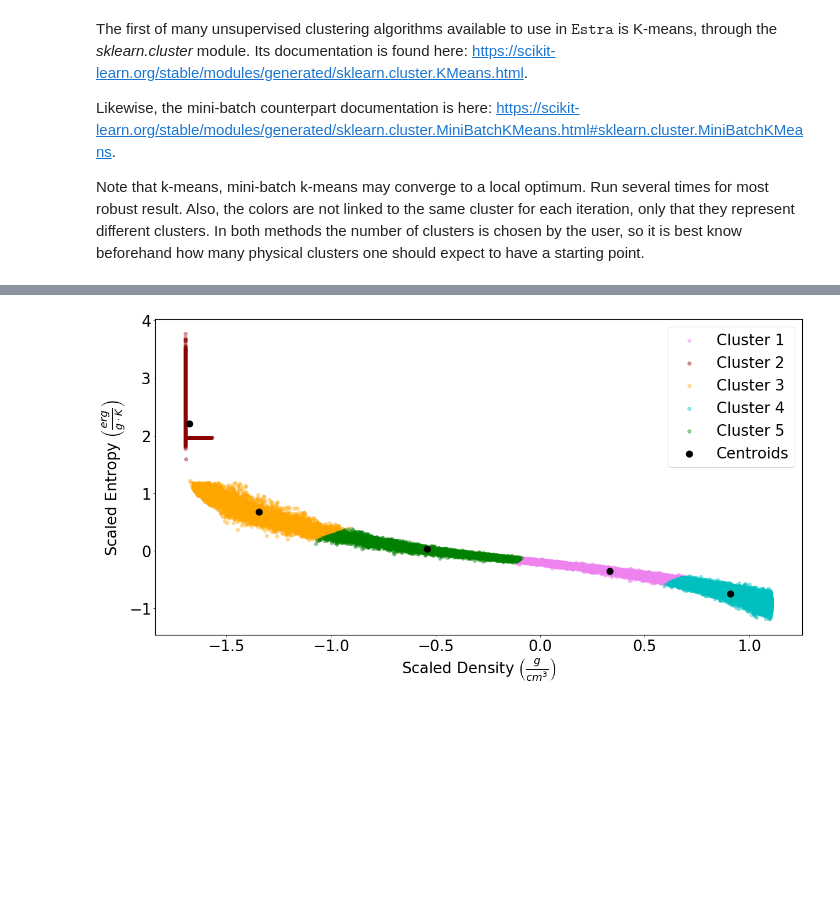
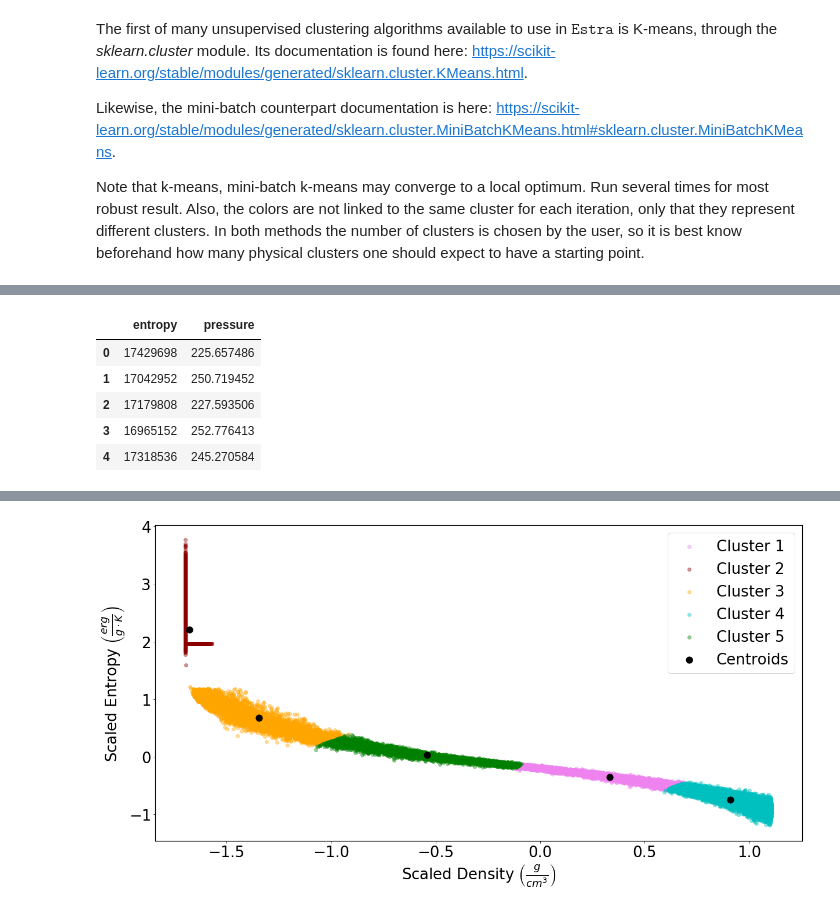
Before and after one commit to patrickaleo/estra, a Jupyter notebook: Notebooks/Estra_v2-other_phase_spaces.ipynb, the cells around one changed output, grey strips where cells are left out. Saved outputs shown, nothing was run; the diff lists cells and outputs as text; code cells hidden in the pictures; blank space fills up the shorter version.

```diff
--- a/Notebooks/Estra_v2-other_phase_spaces.ipynb
+++ b/Notebooks/Estra_v2-other_phase_spaces.ipynb
@@ -188,0 +202,13 @@ plt.savefig('5clus_Kmeans_p_S.jpg', format='jpg', dpi=300, bbox_inches='tight')
+# %%
+pressure_and_ent = particles.drop(['id', 'density', 'temperature', 'P[X]', 'P[Y]', 'P[Z]', 'vel[X]', 'vel[Y]', 'vel[Z]',
+                                            'mass', 'smoothLen', 'potential'], axis=1)
+columns_titles = ["entropy","pressure"]
+ent_and_pressure=pressure_and_ent.reindex(columns=columns_titles)
+ent_and_pressure.head()
+# %% [output]
+|  | entropy | pressure |
+| 0 | 17429698 | 225.657486 |
+| 1 | 17042952 | 250.719452 |
+| 2 | 17179808 | 227.593506 |
+| 3 | 16965152 | 252.776413 |
+| 4 | 17318536 | 245.270584 |
```
Also changed, not shown: parts of 3 cells of this notebook, 21 other files.
